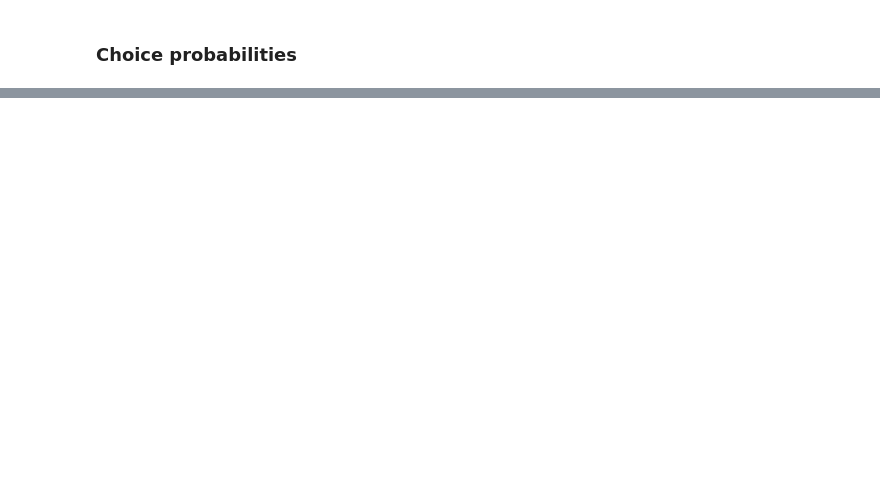
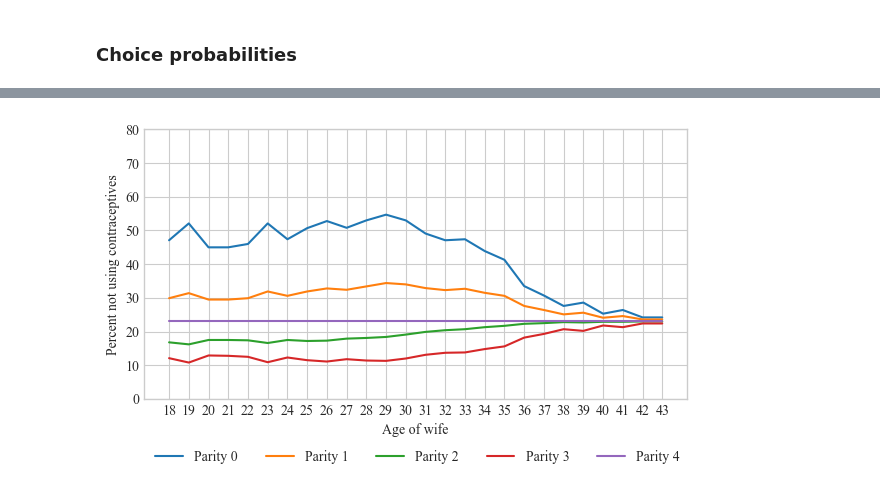
Before and after one commit to CarolineBergholdtH/Dynamic, a Jupyter notebook: Contracept.ipynb, the cells around one changed output, grey strips where cells are left out. Drawn from its saved outputs; the diff is of its cells as text; code cells hidden in the pictures; blank space fills up the shorter version.

```diff
--- a/Contracept.ipynb
+++ b/Contracept.ipynb
@@ -230,0 +305,27 @@ print(pnc_cf)
+# %%
+import pandas as pd
+
+pnc_d = pd.DataFrame(pnc_cf[:,0:-1])*100
+new_columns = [str(int(col) + 18) for col in pnc_d.columns]
+pnc_d = pnc_d.rename(columns=dict(zip(pnc_d.columns, new_columns)))
+
+# pnc = pnc[:,0:-1]
+
+
+plt.figure(figsize=(7, 3.5))  # Adjust the figure size as needed
+
+for index, row in pnc_d.iterrows():
+    plt.plot(row, label=f'Parity {index}')
+
+plt.rcParams['font.family'] = 'Times New Roman'
+plt.ylabel('Percent not using contraceptives')
+plt.xlabel('Age of wife')
+plt.ylim(0, 80)
+plt.legend(ncol=5, loc=(0.01, -0.26), frameon=False)
+
+plt.show()
+
+# plt.savefig('Figure pnc.png', format = 'png',  bbox_inches='tight', dpi=1200)
+# plt.close()
+# %% [output]
+[figure, added]
```
Also changed, not shown: parts of 13 cells of this notebook, 2 other files.
